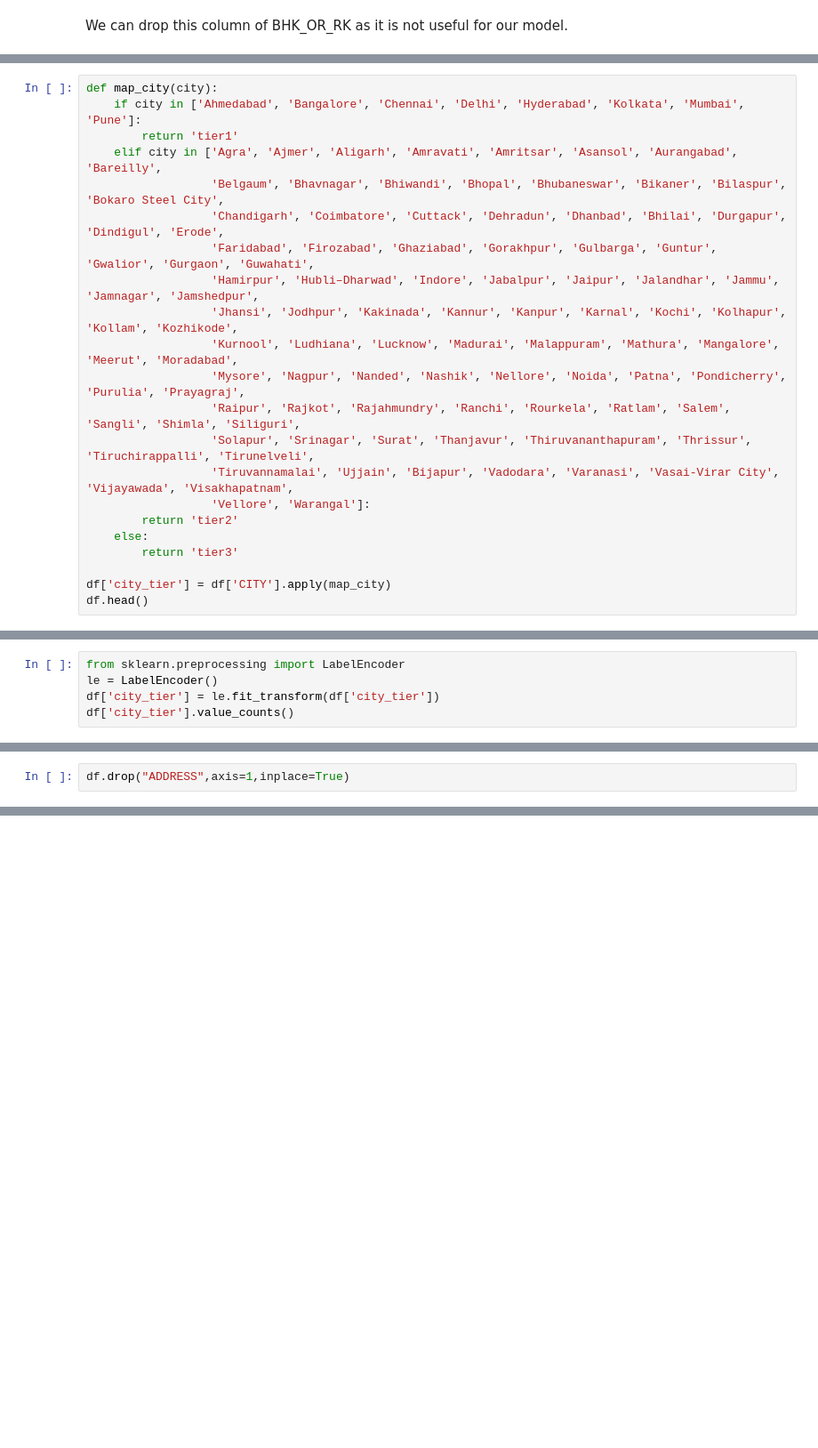
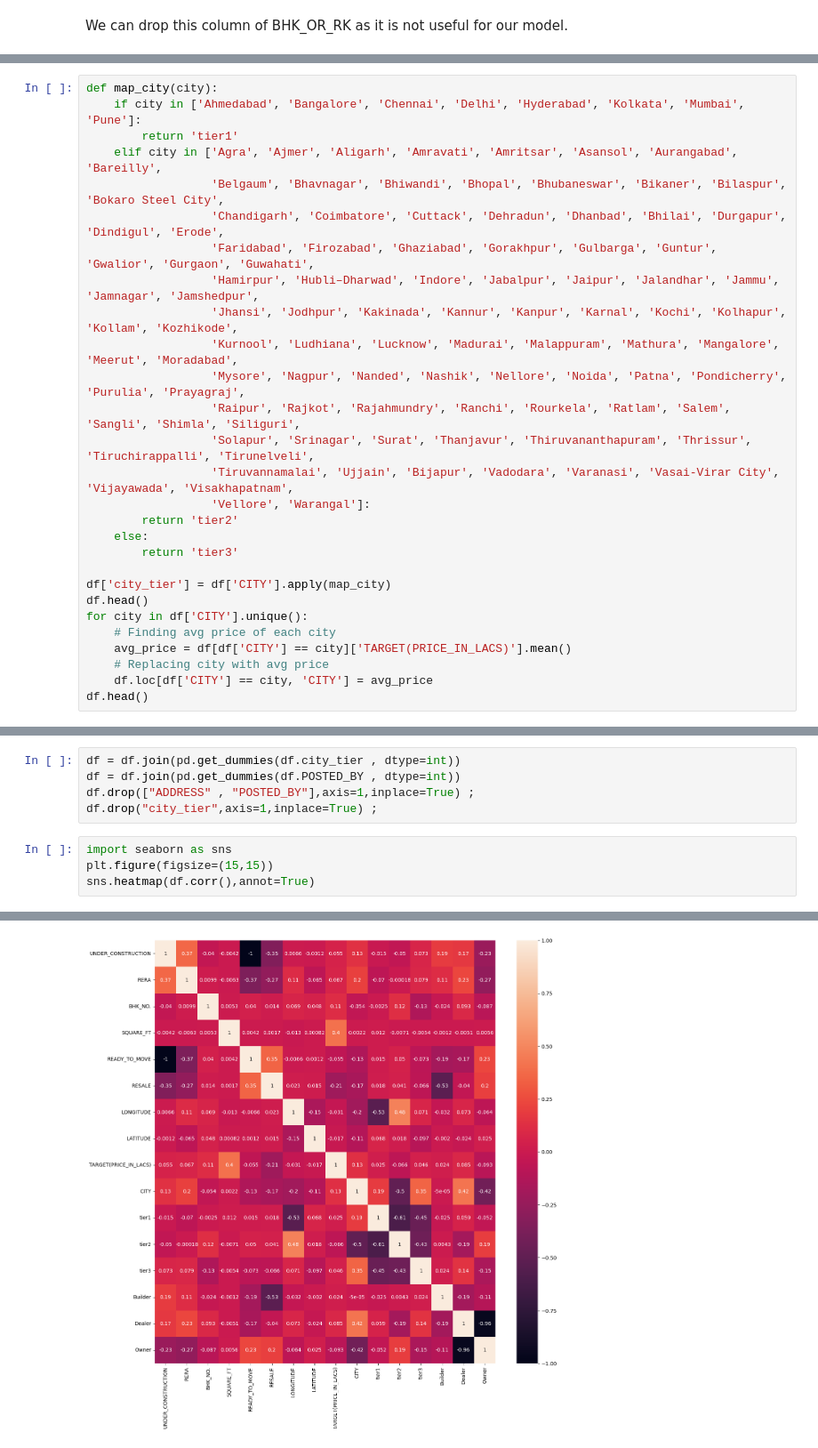
Before and after one commit to Partha-Suresh/XAI-Project, a Jupyter notebook: notebooks/Property Value Regression/Cleaning.ipynb, the cells around one changed output, grey strips where cells are left out. Shown at 89% size. Cells and saved outputs as stored; diff of their text form; blank space fills up the shorter version.

```diff
--- a/notebooks/Property Value Regression/Cleaning.ipynb
+++ b/notebooks/Property Value Regression/Cleaning.ipynb
@@ -144,6 +145,12 @@ def map_city(city):
 
 df['city_tier'] = df['CITY'].apply(map_city)
 df.head()
+for city in df['CITY'].unique():
+    # Finding avg price of each city
+    avg_price = df[df['CITY'] == city]['TARGET(PRICE_IN_LACS)'].mean()
+    # Replacing city with avg price
+    df.loc[df['CITY'] == city, 'CITY'] = avg_price
+df.head()
 # %% [output]
 |  | POSTED_BY | UNDER_CONSTRUCTION | RERA | BHK_NO. | SQUARE_FT | READY_TO_MOVE | RESALE | ADDRESS | ... |
 | 0 | Owner | 0 | 0 | 2 | 1300.236407 | 1 | 1 | Ksfc Layout,Bangalore | ... |
@@ -151,8 +158,3 @@ df.head()
 | 2 | Owner | 0 | 0 | 2 | 933.159722 | 1 | 1 | Jigani,Bangalore | ... |
 | 3 | Owner | 0 | 1 | 2 | 929.921143 | 1 | 1 | Sector-1 Vaishali,Ghaziabad | ... |
 | 4 | Dealer | 1 | 0 | 2 | 999.009247 | 0 | 1 | New Town,Kolkata | ... |
-# %%
-from sklearn.preprocessing import LabelEncoder
-le = LabelEncoder()
-df['city_tier'] = le.fit_transform(df['city_tier'])
-df['city_tier'].value_counts()
@@ -165,2 +161,10 @@ Name: count, dtype: int64
-# %%
-df.drop("ADDRESS",axis=1,inplace=True)
+# %%
+df = df.join(pd.get_dummies(df.city_tier , dtype=int))
+df = df.join(pd.get_dummies(df.POSTED_BY , dtype=int))
+df.drop(["ADDRESS" , "POSTED_BY"],axis=1,inplace=True) ;
+df.drop("city_tier",axis=1,inplace=True) ;
+# %%
+import seaborn as sns
+plt.figure(figsize=(15,15))
+sns.heatmap(df.corr(),annot=True)
+# %% [output]
@@ -166,0 +172 @@ df.drop("ADDRESS",axis=1,inplace=True)
+[figure, added]
```
Also changed, not shown: parts of 8 cells of this notebook.
